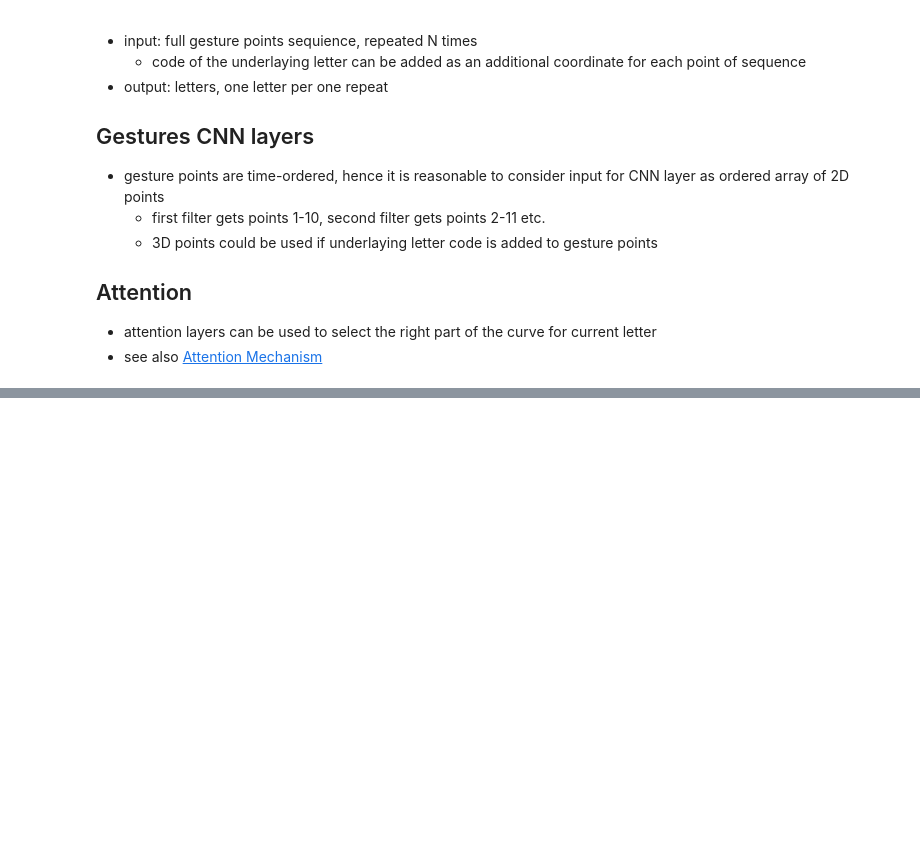
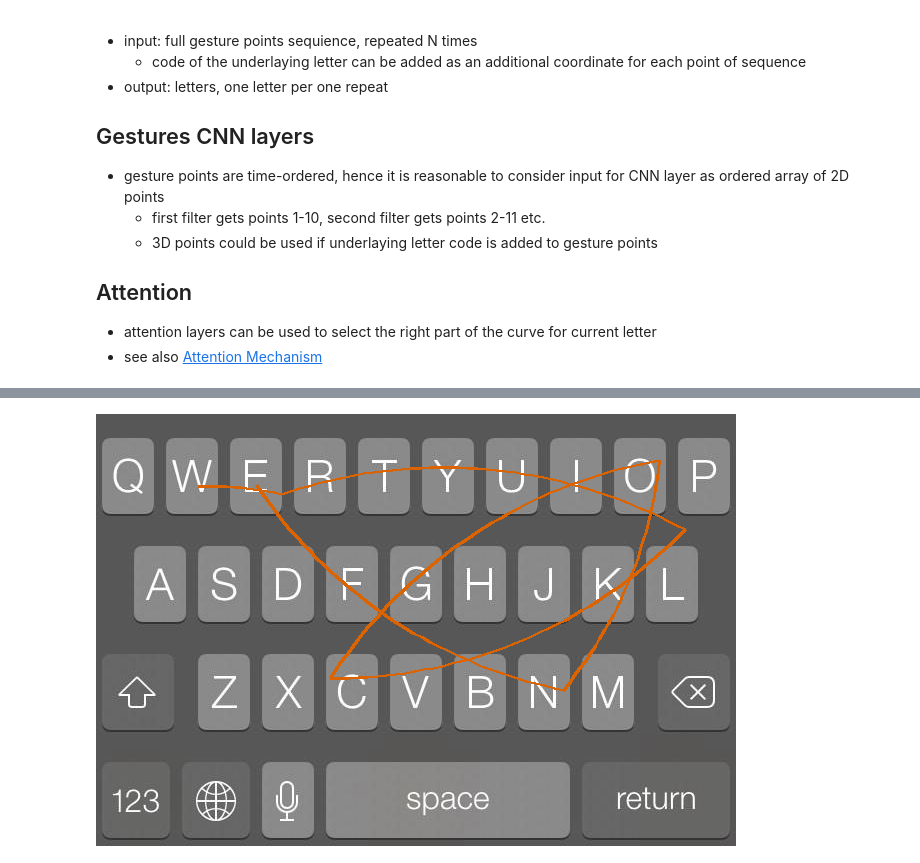
Before and after one commit to dllllb/keymagic, a Jupyter notebook: keymagic.ipynb, the cells around one changed output, grey strips where cells are left out. Saved outputs shown, nothing was run; the diff lists cells and outputs as text; code cells hidden in the pictures; blank space fills up the shorter version.

```diff
--- a/keymagic.ipynb
+++ b/keymagic.ipynb
@@ -95,0 +71,5 @@ draw_word_line(word_to_line(kbrd, 'facebook', 20), keyboard_img)
+# %%
+line = common.word_to_line(kbrd['buttons'], 'welcome', 20)
+common.draw_word_line(line, kbrd['img'])
+# %% [output]
+[figure, added]
```
Also changed, not shown: parts of 14 cells of this notebook, 5 other files.
